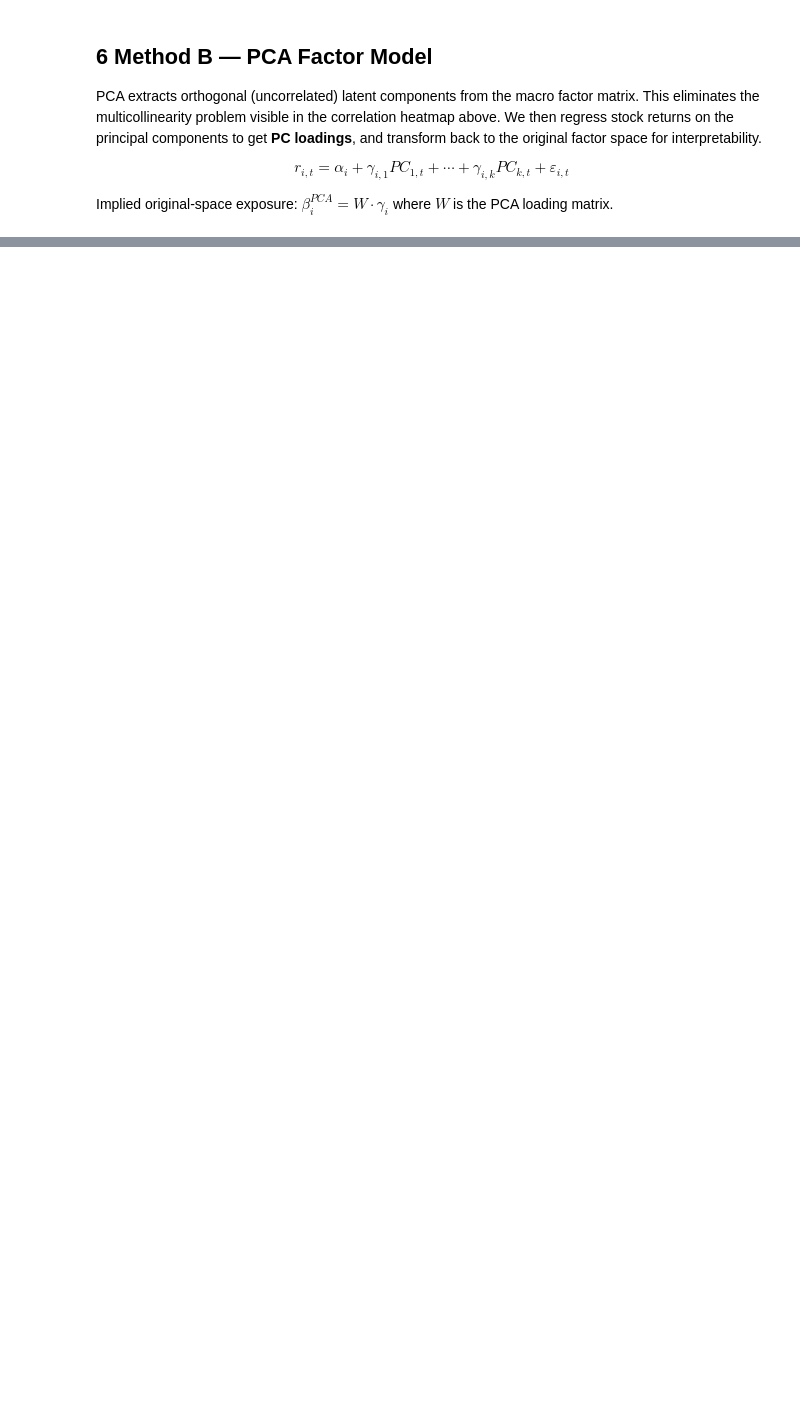
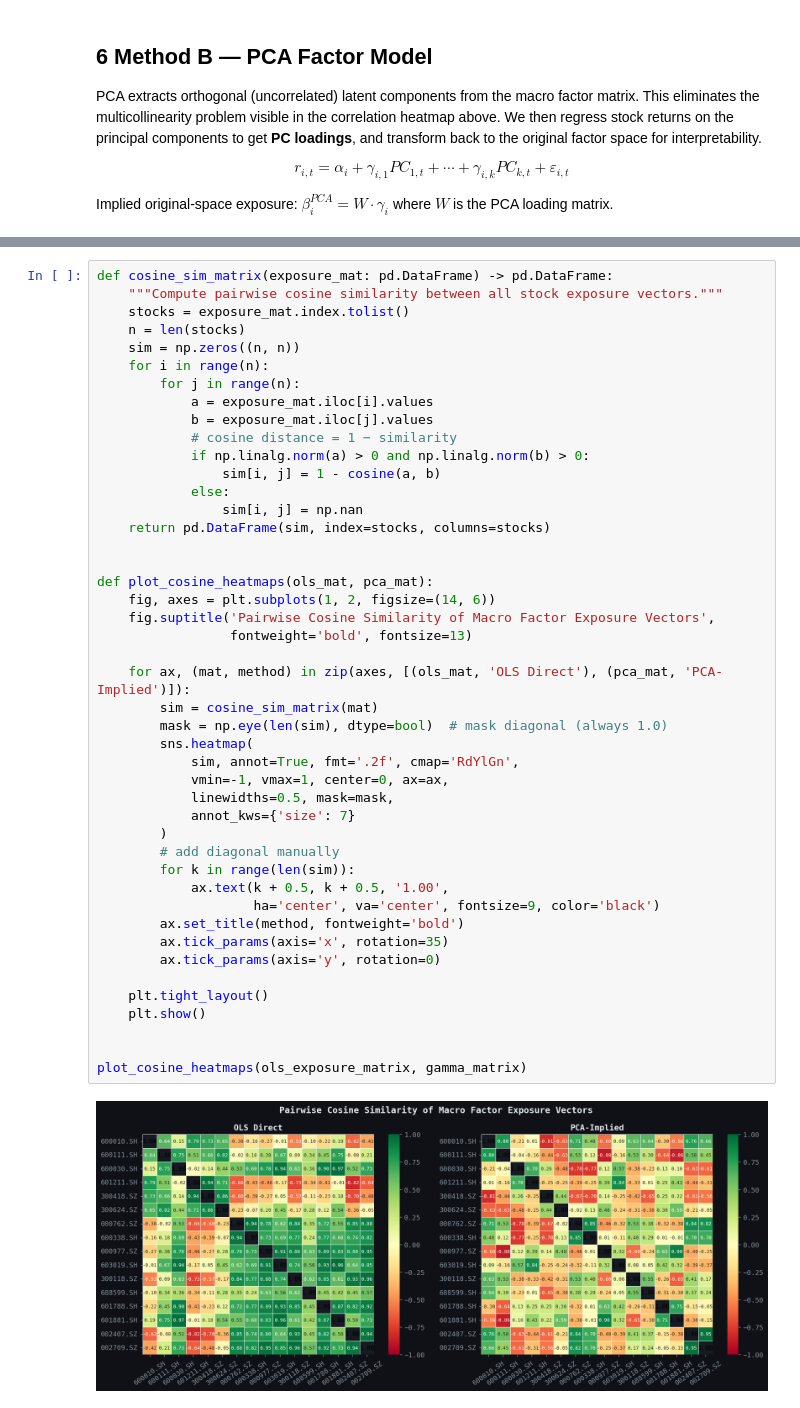
Before and after one commit to LeoL18/Pairs-Trading-on-Chinese-Stock-Market, a Jupyter notebook: barra_macro.ipynb, the cells around one changed output, grey strips where cells are left out. Cells and saved outputs as stored; diff of their text form; blank space fills up the shorter version.

```diff
--- a/barra_macro.ipynb
+++ b/barra_macro.ipynb
@@ -989,0 +866,47 @@ abs (z-score) of PCA-implied OLS estimates:
+# %%
+def cosine_sim_matrix(exposure_mat: pd.DataFrame) -> pd.DataFrame:
+    """Compute pairwise cosine similarity between all stock exposure vectors."""
+    stocks = exposure_mat.index.tolist()
+    n = len(stocks)
+    sim = np.zeros((n, n))
+    for i in range(n):
+        for j in range(n):
+            a = exposure_mat.iloc[i].values
+            b = exposure_mat.iloc[j].values
+            # cosine distance = 1 − similarity
+            if np.linalg.norm(a) > 0 and np.linalg.norm(b) > 0:
+                sim[i, j] = 1 - cosine(a, b)
+            else:
+                sim[i, j] = np.nan
+    return pd.DataFrame(sim, index=stocks, columns=stocks)
+
+
+def plot_cosine_heatmaps(ols_mat, pca_mat):
+    fig, axes = plt.subplots(1, 2, figsize=(14, 6))
+    fig.suptitle('Pairwise Cosine Similarity of Macro Factor Exposure Vectors',
+                 fontweight='bold', fontsize=13)
+
+    for ax, (mat, method) in zip(axes, [(ols_mat, 'OLS Direct'), (pca_mat, 'PCA-Implied')]):
+        sim = cosine_sim_matrix(mat)
+        mask = np.eye(len(sim), dtype=bool)  # mask diagonal (always 1.0)
+        sns.heatmap(
+            sim, annot=True, fmt='.2f', cmap='RdYlGn',
+            vmin=-1, vmax=1, center=0, ax=ax,
+            linewidths=0.5, mask=mask,
+            annot_kws={'size': 7}
+        )
+        # add diagonal manually
+        for k in range(len(sim)):
+            ax.text(k + 0.5, k + 0.5, '1.00',
+                    ha='center', va='center', fontsize=9, color='black')
+        ax.set_title(method, fontweight='bold')
+        ax.tick_params(axis='x', rotation=35)
+        ax.tick_params(axis='y', rotation=0)
+
+    plt.tight_layout()
+    plt.show()
+
+
+plot_cosine_heatmaps(ols_exposure_matrix, gamma_matrix)
+# %% [output]
+[figure, added]
```
Also changed, not shown: parts of 39 cells of this notebook, 4 other files.
